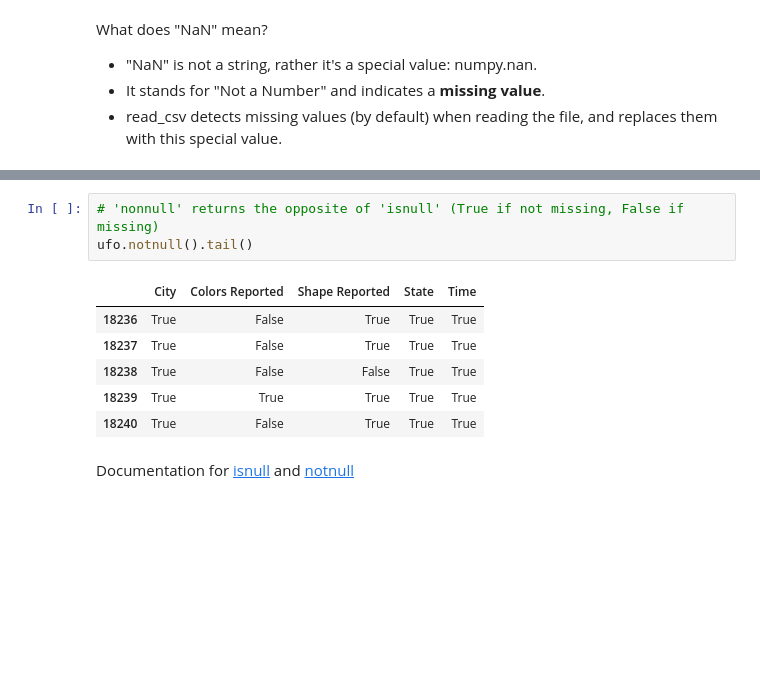
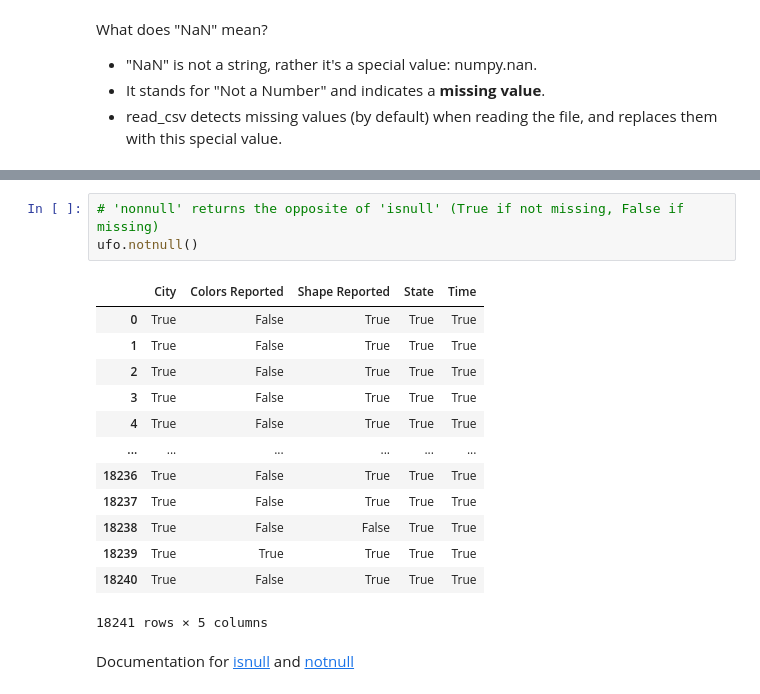
Before and after one commit to um-perez-alvaro/Data-Science-Practice-bis, a Jupyter notebook: Pandas and Matplotlib/Part III.ipynb, the cells around one changed output, grey strips where cells are left out. Cells and saved outputs as stored; diff of their text form; blank space fills up the shorter version.

```diff
--- a/Pandas and Matplotlib/Part III.ipynb
+++ b/Pandas and Matplotlib/Part III.ipynb
@@ -44,13 +51,20 @@ ufo.isnull().tail()
 # %%
 # 'nonnull' returns the opposite of 'isnull' (True if not missing, False if missing)
-ufo.notnull().tail()
+ufo.notnull()
 # %% [output]
 |  | City | Colors Reported | Shape Reported | State | Time |
+| 0 | True | False | True | True | True |
+| 1 | True | False | True | True | True |
+| 2 | True | False | True | True | True |
+| 3 | True | False | True | True | True |
+| 4 | True | False | True | True | True |
+| ... | ... | ... | ... | ... | ... |
 | 18236 | True | False | True | True | True |
 | 18237 | True | False | True | True | True |
 | 18238 | True | False | False | True | True |
 | 18239 | True | True | True | True | True |
 | 18240 | True | False | True | True | True |
+18241 rows × 5 columns
 # %% [markdown]
 Documentation for [isnull](https://pandas.pydata.org/pandas-docs/stable/reference/api/pandas.DataFrame.isnull.html) and [notnull](https://pandas.pydata.org/pandas-docs/stable/reference/api/pandas.notnull.html)
 # %%
```
Also changed, not shown: parts of 16 cells of this notebook, 1 other file.
